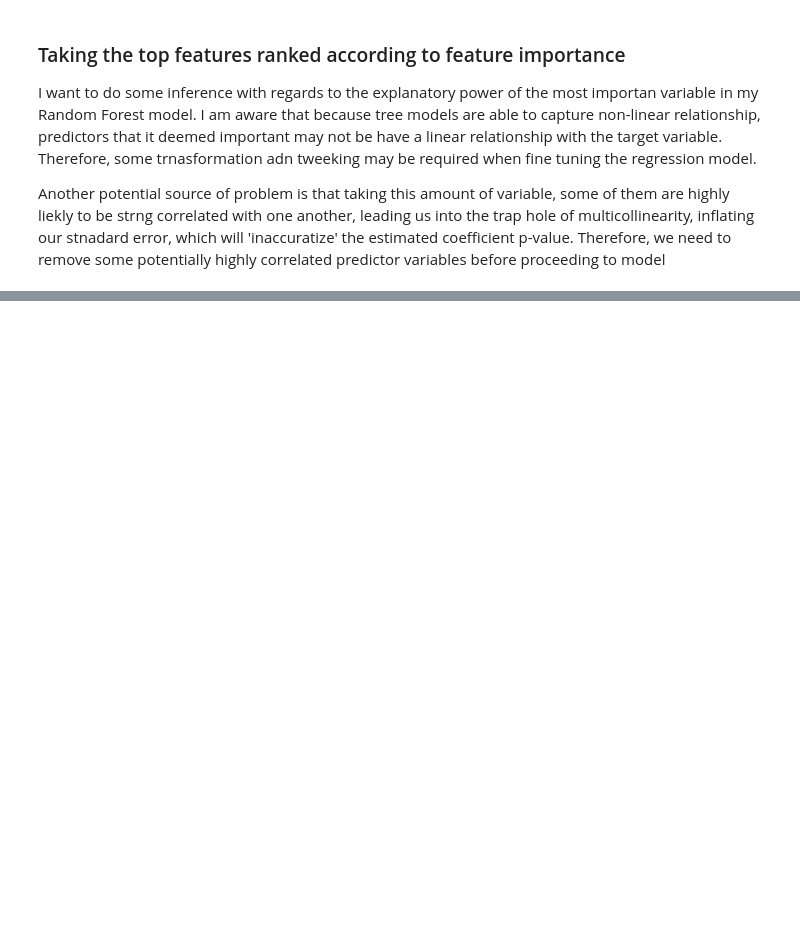
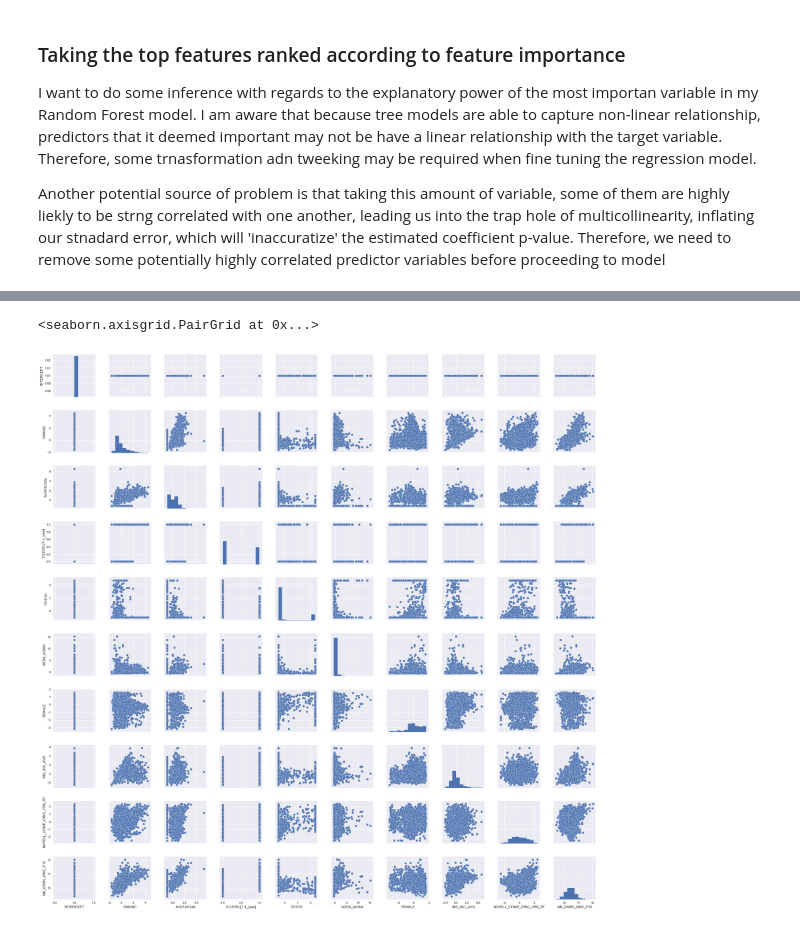
Before and after one commit to willtseng12/metis_projects_17, a Jupyter notebook: college_scorecard_project/college_scorecard_analysis.ipynb, the cells around one changed output, grey strips where cells are left out. Saved outputs shown, nothing was run; the diff lists cells and outputs as text; code cells hidden in the pictures; blank space fills up the shorter version.

```diff
--- a/college_scorecard_project/college_scorecard_analysis.ipynb
+++ b/college_scorecard_project/college_scorecard_analysis.ipynb
@@ -643,0 +644,5 @@ lr = sm.OLS(y_train, multicollinearity_remover(multicollinearity_remover(standar
+# %%
+sns.pairplot(pd.concat([top20_cleaned,y_train],axis = 1))
+# %% [output]
+<seaborn.axisgrid.PairGrid at 0x...>
+[figure, added]
```
Also changed, not shown: parts of 22 cells of this notebook.
